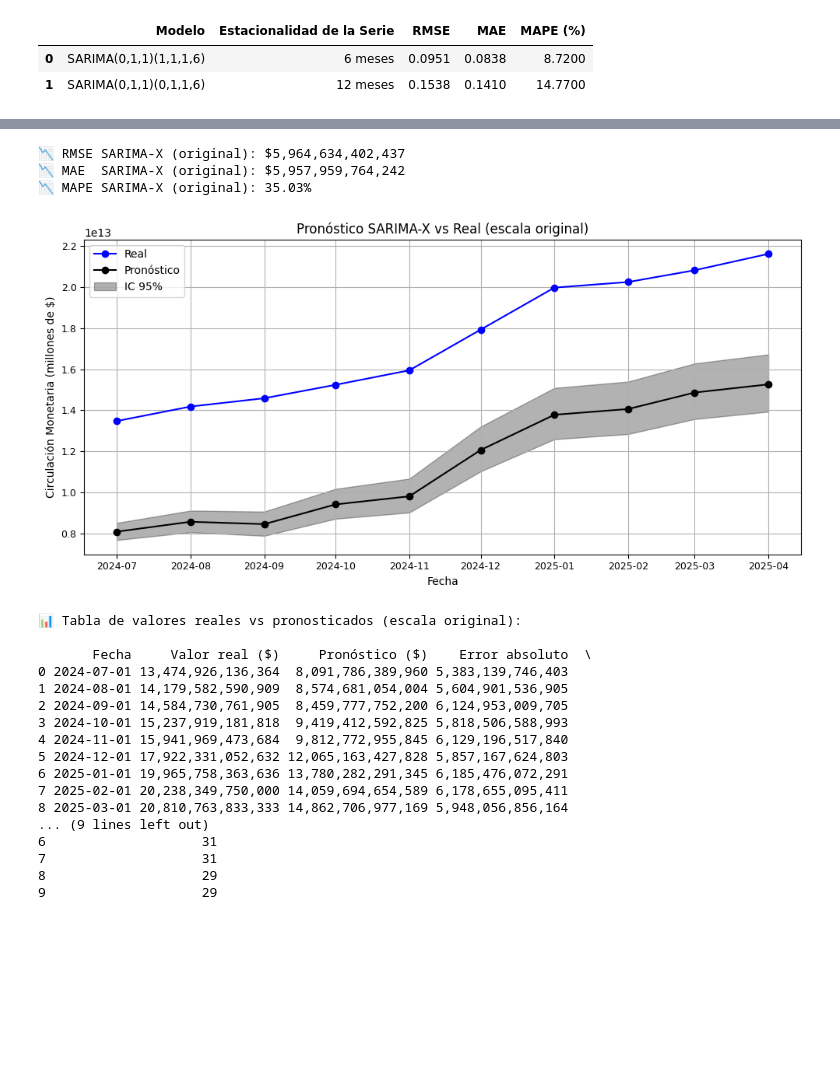
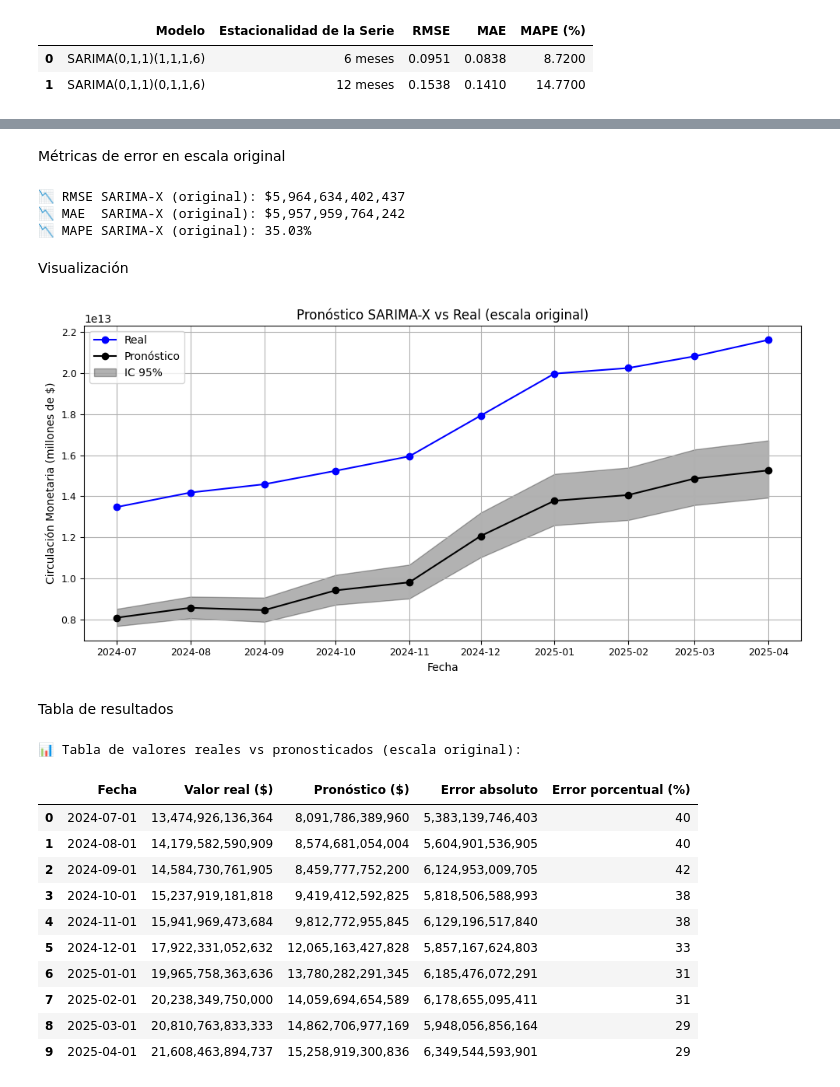
Before and after one commit to georgsmeinung/ast-tp, a Jupyter notebook: AST_TP1_Cancelas_Filipuzzi_Gallardo_Nicolau.ipynb, the cells around one changed output, grey strips where cells are left out. Saved outputs shown, nothing was run; the diff lists cells and outputs as text; code cells hidden in the pictures; blank space fills up the shorter version.

```diff
--- a/AST_TP1_Cancelas_Filipuzzi_Gallardo_Nicolau.ipynb
+++ b/AST_TP1_Cancelas_Filipuzzi_Gallardo_Nicolau.ipynb
@@ -1127 +1168,3 @@ plt.show()
+# %% [markdown]
+Métricas de error en escala original
 # %%
@@ -1150,10 +1179,9 @@ print(f"📉 MAPE SARIMA-X (original): {mape:.2f}%")
 📉 RMSE SARIMA-X (original): $5,964,634,402,437
 📉 MAE  SARIMA-X (original): $5,957,959,764,242
 📉 MAPE SARIMA-X (original): 35.03%
+# %% [markdown]
+Visualización
 # %%
-# ============
-# Visualización
-# ============
 plt.figure(figsize=(10, 5))
 plt.plot(y_real_original.index, y_real_original, label='Real', marker='o', color='blue')
 plt.plot(y_pred_original.index, y_pred_original, label='Pronóstico', marker='o', color='black')
@@ -1169,37 +1197,32 @@ plt.grid(True)
 plt.legend()
 plt.tight_layout()
 plt.show()
-
-# ============
-# Tabla de resultados
-# ============
-tabla_resultados = pd.DataFrame({
-    'Fecha': y_real_original.index,
-    'Valor real ($)': y_real_original.values,
-    'Pronóstico ($)': y_pred_original.values,
-    'Error absoluto': np.abs(y_real_original.values - y_pred_original.values),
-    'Error porcentual (%)': 100 * np.abs((y_real_original.values - y_pred_original.values) / y_real_original.values)
-})
-
-pd.set_option('display.float_format', '{:,.0f}'.format)
-print("\n📊 Tabla de valores reales vs pronosticados (escala original):\n")
-print(tabla_resultados)
 # %% [output]
 [figure]
-📊 Tabla de valores reales vs pronosticados (escala original):
-
-       Fecha     Valor real ($)     Pronóstico ($)    Error absoluto  \
-0 2024-07-01 13,474,926,136,364  8,091,786,389,960 5,383,139,746,403
-1 2024-08-01 14,179,582,590,909  8,574,681,054,004 5,604,901,536,905
-2 2024-09-01 14,584,730,761,905  8,459,777,752,200 6,124,953,009,705
-3 2024-10-01 15,237,919,181,818  9,419,412,592,825 5,818,506,588,993
-4 2024-11-01 15,941,969,473,684  9,812,772,955,845 6,129,196,517,840
-5 2024-12-01 17,922,331,052,632 12,065,163,427,828 5,857,167,624,803
-6 2025-01-01 19,965,758,363,636 13,780,282,291,345 6,185,476,072,291
-7 2025-02-01 20,238,349,750,000 14,059,694,654,589 6,178,655,095,411
-8 2025-03-01 20,810,763,833,333 14,862,706,977,169 5,948,056,856,164
-... (9 lines left out)
-6                    31
-7                    31
-8                    29
-9                    29
+# %% [markdown]
+Tabla de resultados
+# %%
+tabla_resultados = pd.DataFrame({
+    'Fecha': y_real_original.index,
+    'Valor real ($)': y_real_original.values,
+    'Pronóstico ($)': y_pred_original.values,
+    'Error absoluto': np.abs(y_real_original.values - y_pred_original.values),
+    'Error porcentual (%)': 100 * np.abs((y_real_original.values - y_pred_original.values) / y_real_original.values)
+})
+
+pd.set_option('display.float_format', '{:,.0f}'.format)
+print("\n📊 Tabla de valores reales vs pronosticados (escala original):\n")
+tabla_resultados
+# %% [output]
+📊 Tabla de valores reales vs pronosticados (escala original):
+|  | Fecha | Valor real ($) | Pronóstico ($) | Error absoluto | Error porcentual (%) |
+| 0 | 2024-07-01 | 13,474,926,136,364 | 8,091,786,389,960 | 5,383,139,746,403 | 40 |
+| 1 | 2024-08-01 | 14,179,582,590,909 | 8,574,681,054,004 | 5,604,901,536,905 | 40 |
+| 2 | 2024-09-01 | 14,584,730,761,905 | 8,459,777,752,200 | 6,124,953,009,705 | 42 |
+| 3 | 2024-10-01 | 15,237,919,181,818 | 9,419,412,592,825 | 5,818,506,588,993 | 38 |
+| 4 | 2024-11-01 | 15,941,969,473,684 | 9,812,772,955,845 | 6,129,196,517,840 | 38 |
+| 5 | 2024-12-01 | 17,922,331,052,632 | 12,065,163,427,828 | 5,857,167,624,803 | 33 |
+| 6 | 2025-01-01 | 19,965,758,363,636 | 13,780,282,291,345 | 6,185,476,072,291 | 31 |
+| 7 | 2025-02-01 | 20,238,349,750,000 | 14,059,694,654,589 | 6,178,655,095,411 | 31 |
+| 8 | 2025-03-01 | 20,810,763,833,333 | 14,862,706,977,169 | 5,948,056,856,164 | 29 |
+| 9 | 2025-04-01 | 21,608,463,894,737 | 15,258,919,300,836 | 6,349,544,593,901 | 29 |
```
Also changed, not shown: parts of 42 cells of this notebook.
